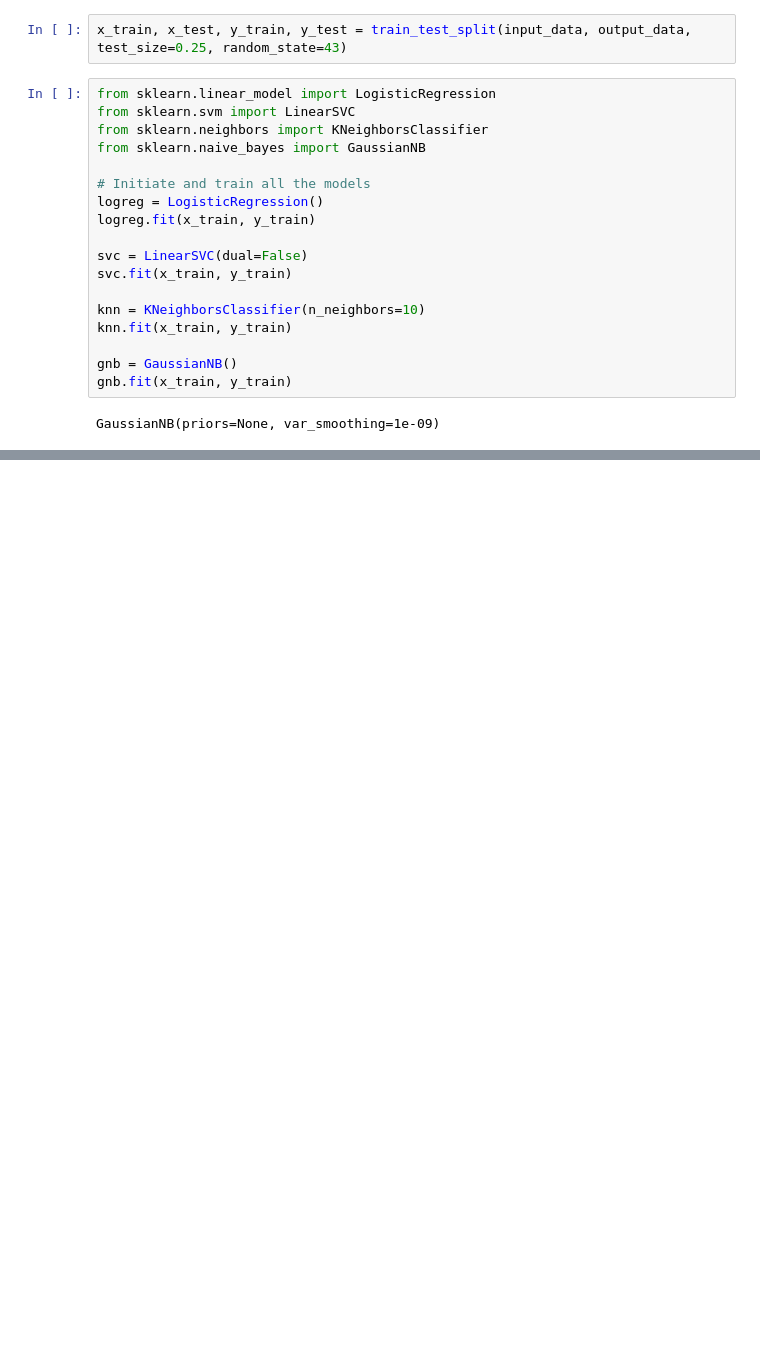
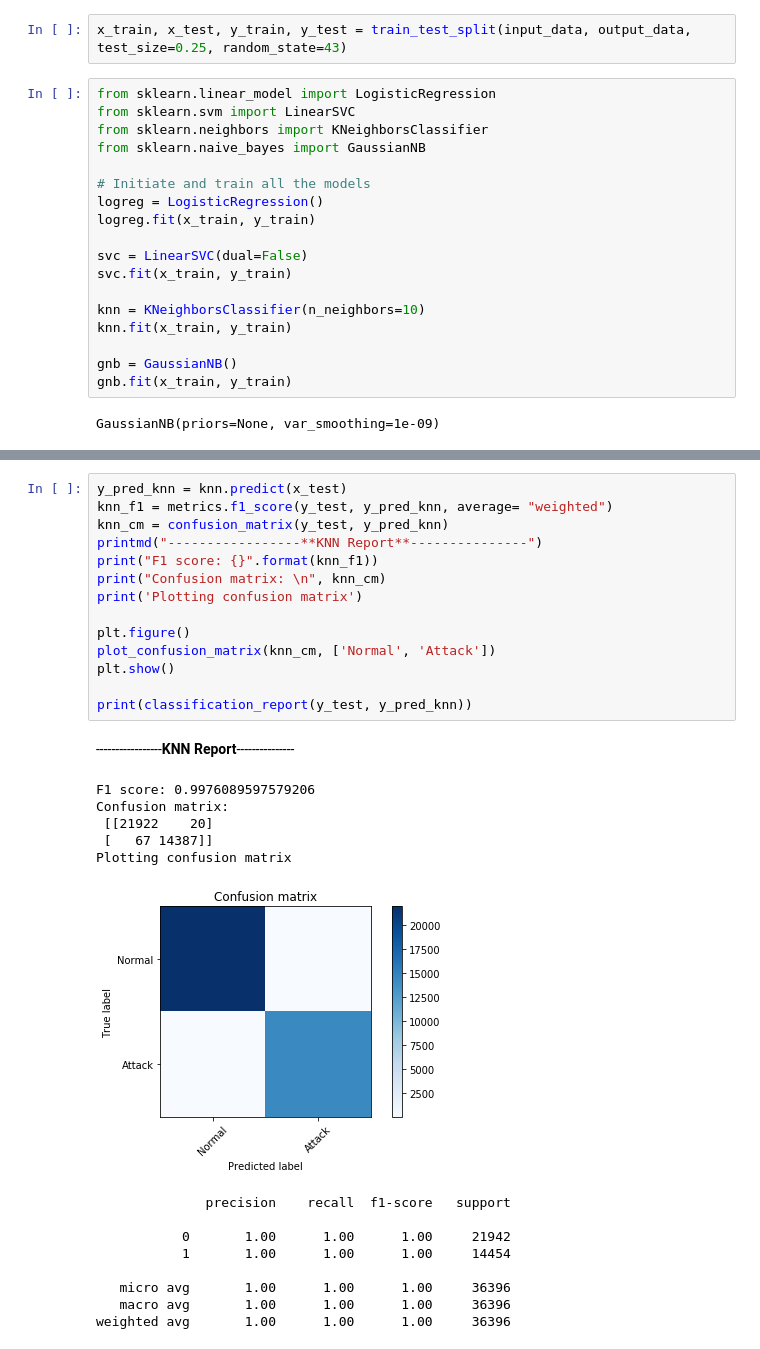
Before and after one commit to hgdangkhoi/Network-Intrusion-Detection-using-Neural-Nets, a Jupyter notebook: Khoi-Hoang_CSC215_MiniProject3.ipynb, the cells around one changed output, grey strips where cells are left out. Saved outputs shown, nothing was run; the diff lists cells and outputs as text; blank space fills up the shorter version.

```diff
--- a/Khoi-Hoang_CSC215_MiniProject3.ipynb
+++ b/Khoi-Hoang_CSC215_MiniProject3.ipynb
@@ -319,0 +354,30 @@ Accuracy score: 0.9901912298054731
+# %%
+y_pred_knn = knn.predict(x_test)
+knn_f1 = metrics.f1_score(y_test, y_pred_knn, average= "weighted")
+knn_cm = confusion_matrix(y_test, y_pred_knn)
+printmd("-----------------**KNN Report**---------------")
+print("F1 score: {}".format(knn_f1))
+print("Confusion matrix: \n", knn_cm)
+print('Plotting confusion matrix')
+
+plt.figure()
+plot_confusion_matrix(knn_cm, ['Normal', 'Attack'])
+plt.show()
+
+print(classification_report(y_test, y_pred_knn))
+# %% [output]
+-----------------**KNN Report**---------------
+F1 score: 0.9976089597579206
+Confusion matrix:
+ [[21922    20]
+ [   67 14387]]
+Plotting confusion matrix
+[figure, added]
+              precision    recall  f1-score   support
+
+           0       1.00      1.00      1.00     21942
+           1       1.00      1.00      1.00     14454
+
+   micro avg       1.00      1.00      1.00     36396
+   macro avg       1.00      1.00      1.00     36396
+weighted avg       1.00      1.00      1.00     36396
```
Also changed, not shown: parts of 19 cells of this notebook.
